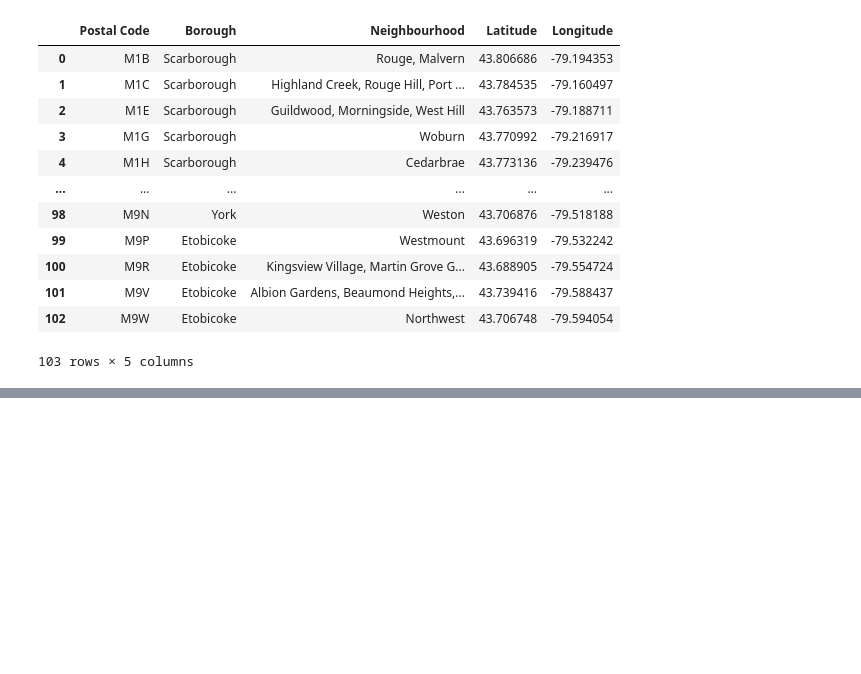
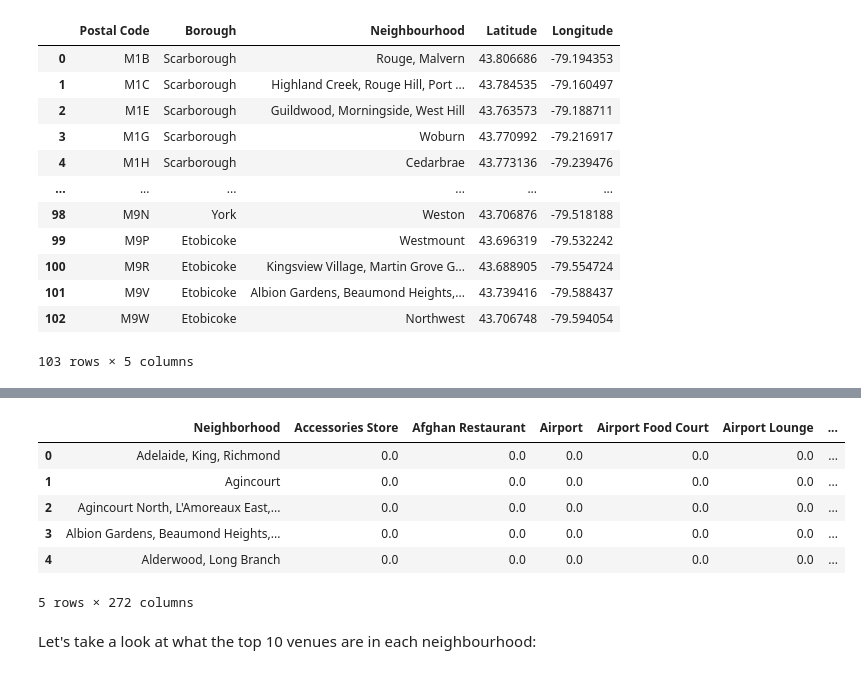
Before and after one commit to emchca/Coursera_Capstone, a Jupyter notebook: Toronto_Neighbourhoods.ipynb, the cells around one changed output, grey strips where cells are left out. Cells and saved outputs as stored; diff of their text form; code cells hidden in the pictures; blank space fills up the shorter version.

```diff
--- a/Toronto_Neighbourhoods.ipynb
+++ b/Toronto_Neighbourhoods.ipynb
@@ -120,0 +231,13 @@ df_merged
+# %%
+toronto_grp = toronto_oh.groupby('Neighborhood').mean().reset_index()
+toronto_grp.head()
+# %% [output]
+|  | Neighborhood | Accessories Store | Afghan Restaurant | Airport | Airport Food Court | Airport Lounge | ... |
+| 0 | Adelaide, King, Richmond | 0.0 | 0.0 | 0.0 | 0.0 | 0.0 | ... |
+| 1 | Agincourt | 0.0 | 0.0 | 0.0 | 0.0 | 0.0 | ... |
+| 2 | Agincourt North, L'Amoreaux East,... | 0.0 | 0.0 | 0.0 | 0.0 | 0.0 | ... |
+| 3 | Albion Gardens, Beaumond Heights,... | 0.0 | 0.0 | 0.0 | 0.0 | 0.0 | ... |
+| 4 | Alderwood, Long Branch | 0.0 | 0.0 | 0.0 | 0.0 | 0.0 | ... |
+5 rows × 272 columns
+# %% [markdown]
+Let's take a look at what the top 10 venues are in each neighbourhood:
```
Also changed, not shown: parts of 22 cells of this notebook.
